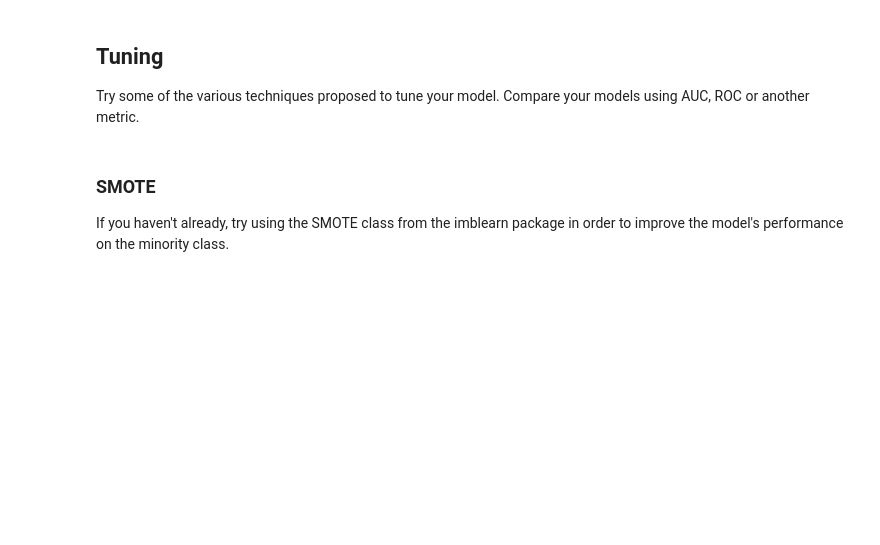
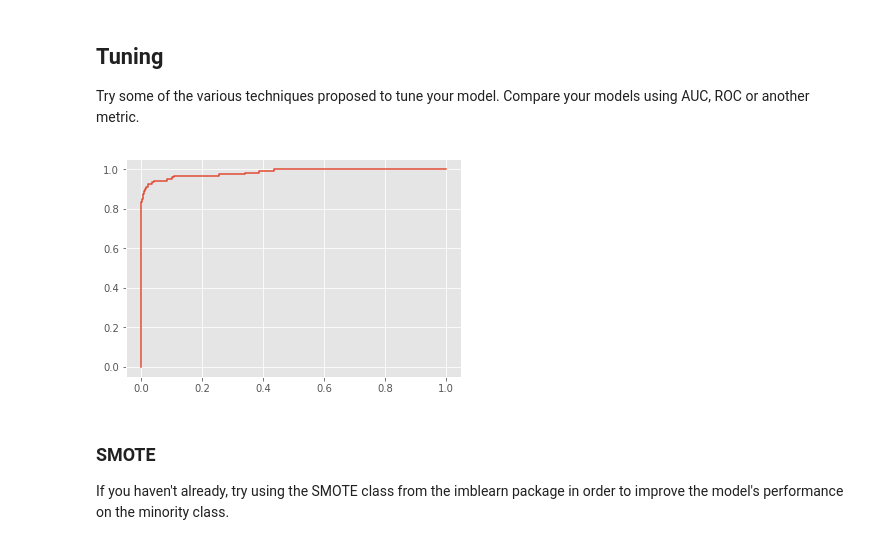
Before and after one commit to Patrickbfuller/dsc-3-29-11-class-imbalance-problems-lab-seattle-ds-career-040119, a Jupyter notebook: index.ipynb, the cells around one changed output. Drawn from its saved outputs; the diff is of its cells as text; code cells hidden in the pictures; blank space fills up the shorter version.

```diff
--- a/index.ipynb
+++ b/index.ipynb
@@ -79,11 +79,13 @@ plt.plot(fpr,tpr);
 Try some of the various techniques proposed to tune your model. Compare your models using AUC, ROC or another metric.
 # %%
 #Your code here
-model = LogisticRegression()
+model = LogisticRegression(class_weight='balanced')
 model.fit(X_train,y_train)
 y_score = model.decision_function(X_test)
 fpr, tpr, threshold = roc_curve(y_test, y_score)
 plt.plot(fpr,tpr);
+# %% [output]
+[figure, added]
 # %% [markdown]
 ### SMOTE
 If you haven't already, try using the SMOTE class from the imblearn package in order to improve the model's performance on the minority class.
```
